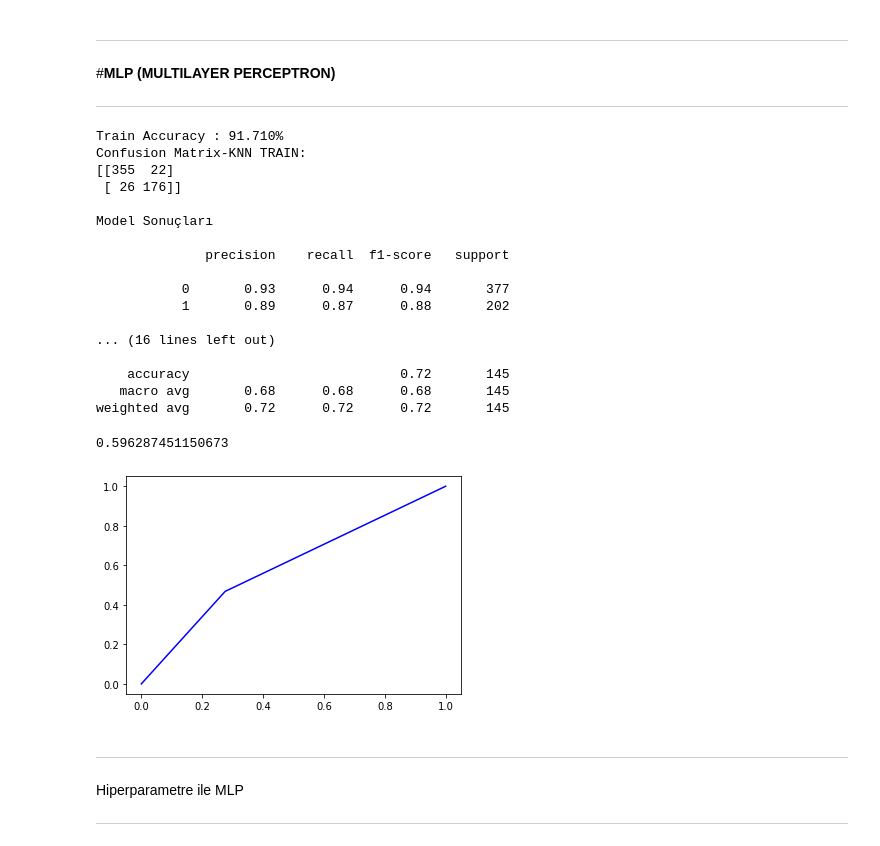
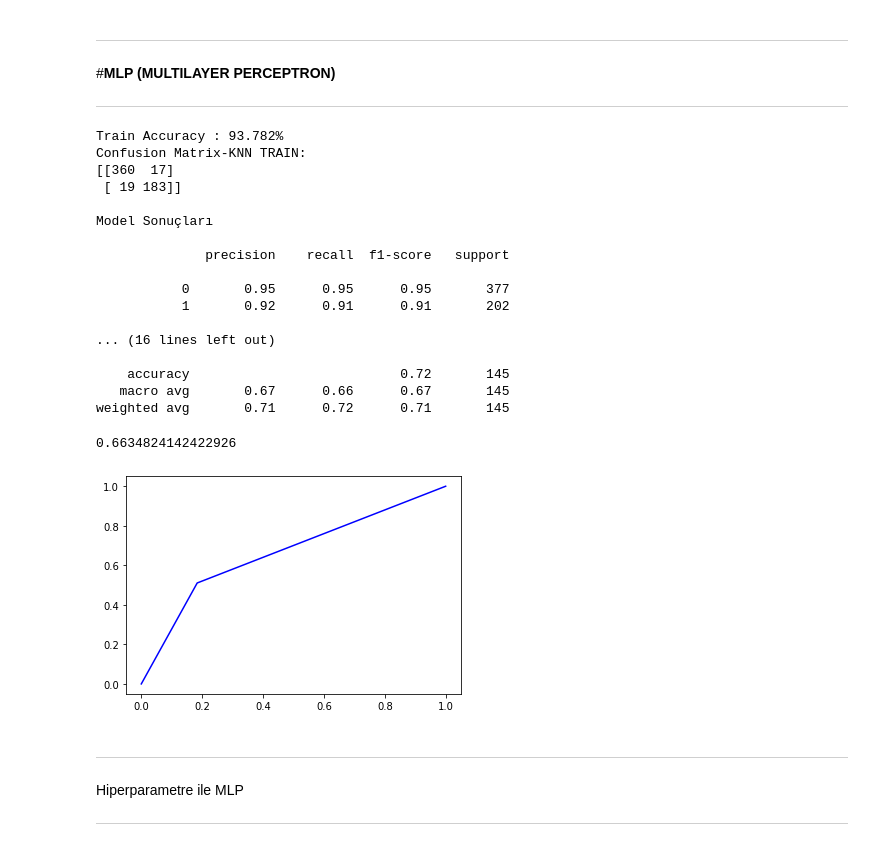
Before and after one commit to BoranOner/Predicting-Diabetes, a Jupyter notebook: SatırEksikDengesiz.ipynb, the cells around one changed output. Cells and saved outputs as stored; diff of their text form; code cells hidden in the pictures.

```diff
--- a/SatırEksikDengesiz.ipynb
+++ b/SatırEksikDengesiz.ipynb
@@ -779,8 +765,8 @@ grid_svm = GridSearchCV(SVC(), param_grid, refit = True, verbose = 1)
 
 
 #Modeli Fitlemek
-grid_svm.fit(X_train_svm, y_train_svm)
-print("En İyi Parametrelerin Verdiği Skor:",grid.best_score_)
+grid_svm.fit(X_train, y_train)
+print("En İyi Parametrelerin Verdiği Skor:",grid_svm.best_score_)
 # %% [output]
 Fitting 5 folds for each of 20 candidates, totalling 100 fits
 En İyi Parametrelerin Verdiği Skor: 0.7755172413793104
@@ -976,31 +963,31 @@ print(confusion_matrix(y_test, test_pred_mlp))
 print('\nModel Sonuçları\n')
 print(classification_report(y_test, test_pred_mlp))
 # %% [output]
-Train Accuracy : 91.710%
+Train Accuracy : 93.782%
 Confusion Matrix-KNN TRAIN:
-[[355  22]
- [ 26 176]]
+[[360  17]
+ [ 19 183]]
 
 Model Sonuçları
 
               precision    recall  f1-score   support
 
-           0       0.93      0.94      0.94       377
-           1       0.89      0.87      0.88       202
+           0       0.95      0.95      0.95       377
+           1       0.92      0.91      0.91       202
 
 ... (16 lines left out)
 
     accuracy                           0.72       145
-   macro avg       0.68      0.68      0.68       145
-weighted avg       0.72      0.72      0.72       145
+   macro avg       0.67      0.66      0.67       145
+weighted avg       0.71      0.72      0.71       145
 # %%
-fpr , tpr , thresolds = metrics.roc_curve(y_test,pred_mlp)
+fpr , tpr , thresolds = metrics.roc_curve(y_test,test_pred_mlp)
 roc_auc = metrics.auc(fpr , tpr)
 plt.plot(fpr , tpr ,'b' ,label = 'AUC =0.2f' %roc_auc)
 roc_auc
 # %% [output]
-0.596287451150673
+0.6634824142422926
-[figure, old version]
+[figure, new version]
 # %% [markdown]
 
 
```
Also changed, not shown: parts of 18 cells of this notebook.
